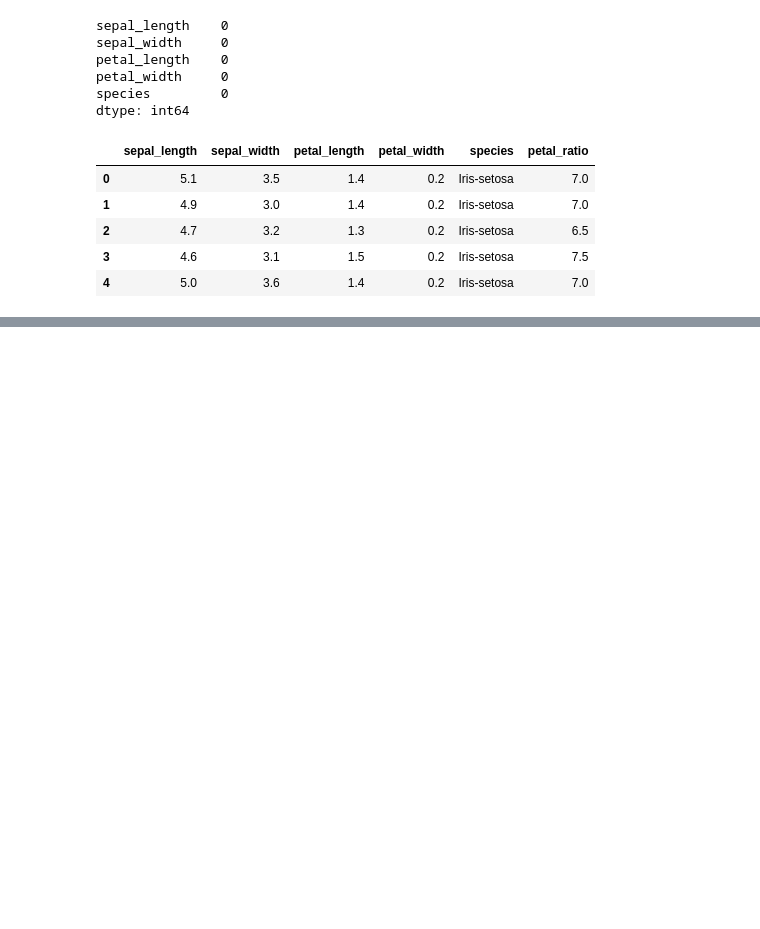
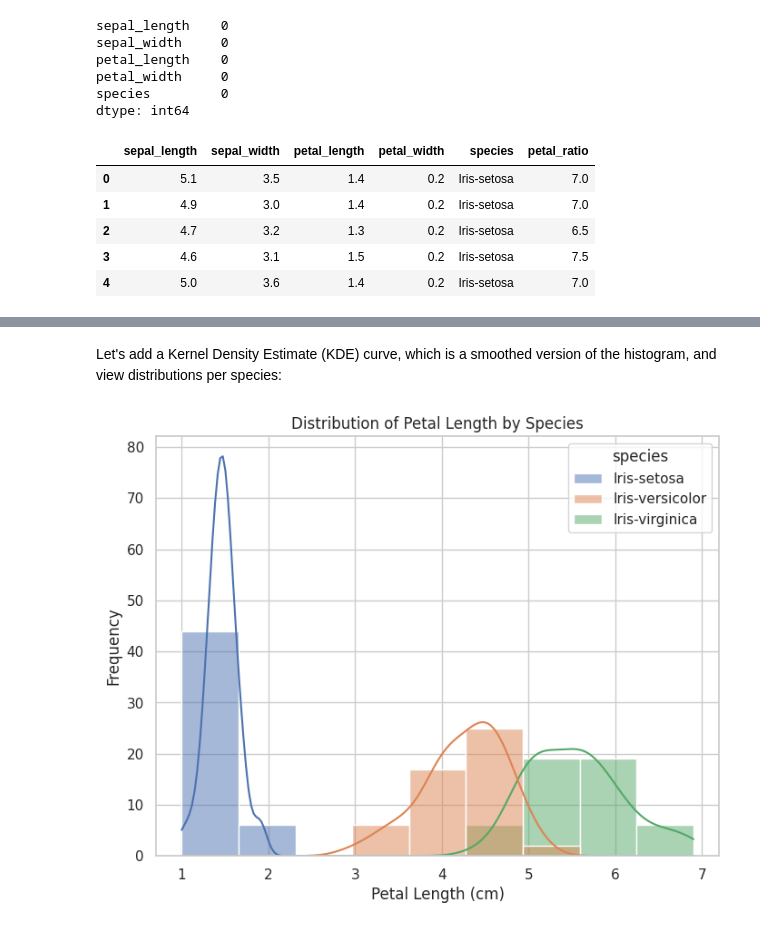
Before and after one commit to jeloerc/NumPyandPandas, a Jupyter notebook: analisis_inicial.ipynb, the cells around one changed output, grey strips where cells are left out. Cells and saved outputs as stored; diff of their text form; code cells hidden in the pictures; blank space fills up the shorter version.

```diff
--- a/analisis_inicial.ipynb
+++ b/analisis_inicial.ipynb
@@ -192,0 +241,11 @@ df_iris.head() # Verifica que la nueva columna se añadió
+# %% [markdown]
+Let's add a Kernel Density Estimate (KDE) curve, which is a smoothed version of the histogram, and view distributions per species:
+# %%
+plt.figure(figsize=(8, 6))
+sns.histplot(data=df_iris, x='petal_length', kde=True, hue='species')
+plt.title('Distribution of Petal Length by Species')
+plt.xlabel('Petal Length (cm)')
+plt.ylabel('Frequency')
+plt.show()
+# %% [output]
+[figure, added]
```
Also changed, not shown: parts of 19 cells of this notebook.
